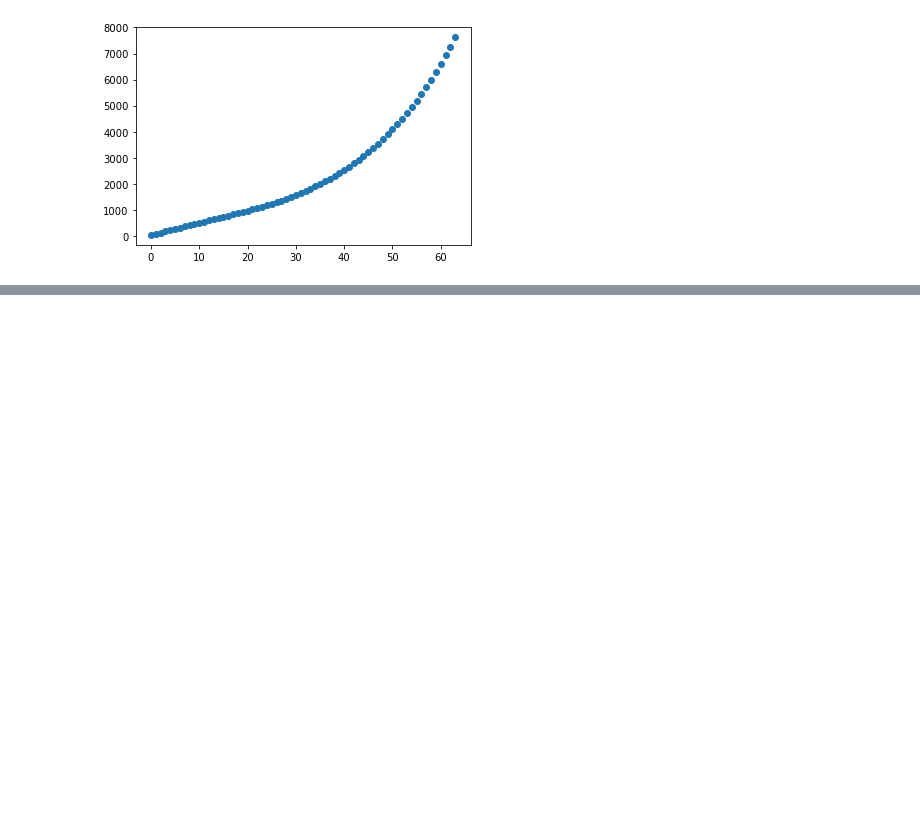
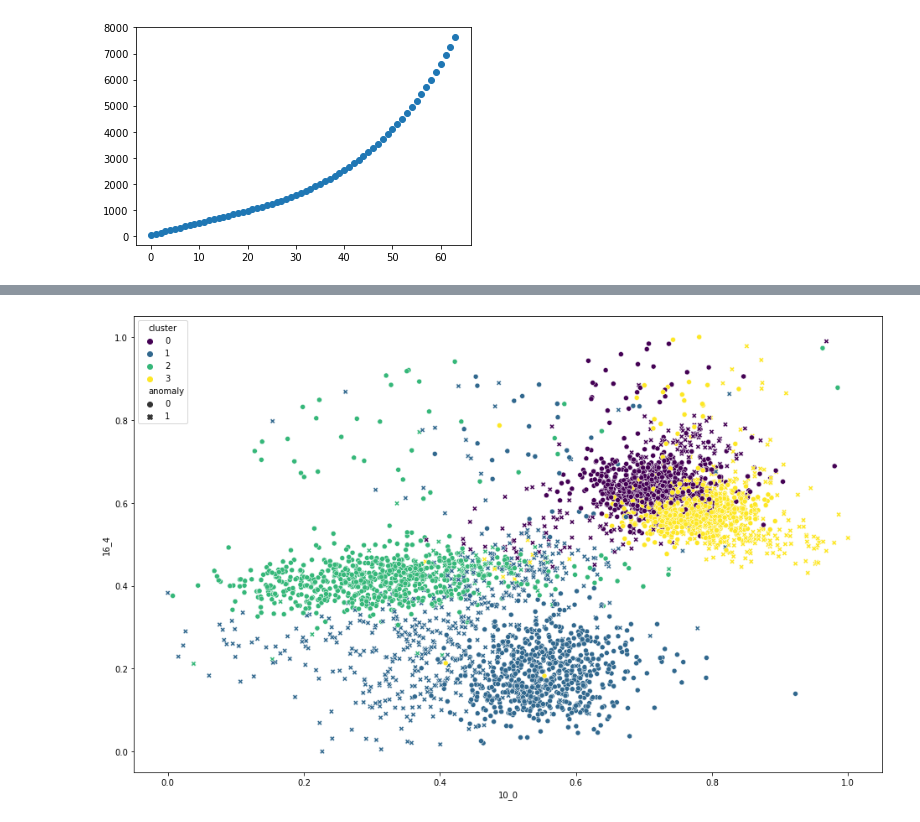
Before and after one commit to eceboran/AudioMalfunctionDetection, a Jupyter notebook: Code/Modeling/One-class SVM/unsupervised_fan.ipynb, the cells around one changed output, grey strips where cells are left out. Cells and saved outputs as stored; diff of their text form; code cells hidden in the pictures; blank space fills up the shorter version.

Commit message:
single model clustering

```diff
--- a/Code/Modeling/One-class SVM/unsupervised_fan.ipynb
+++ b/Code/Modeling/One-class SVM/unsupervised_fan.ipynb
@@ -232,0 +239,36 @@ array([-1, -1, -1, ..., -1, -1, -1], dtype=int64)
+# %%
+# fit a kmeans object to the dataset
+kmeans = KMeans(n_clusters=4, init='k-means++').fit(X)
+
+# clusters is an attribute of the object
+cluster_centers = kmeans.cluster_centers_
+
+# add cluster index to dataframe
+cluster_labels = pd.Series(kmeans.labels_, name='cluster')
+try:
+    df_machine = df_machine.join(cluster_labels)
+except:
+    df_machine['cluster'] = cluster_labels
+# %%
+# visualise your clusters here (take a look at the pandas scatter_matrix or seaborn's pairplot method)
+plot_columns = {'x': '10_0',
+                'y': '16_4'}
+df_toplot = X.copy()
+df_toplot = df_toplot.join(y)
+df_toplot = df_toplot.join(df_machine.model)
+df_toplot = df_toplot.join(df_machine.cluster)
+df_toplot = df_toplot.join(df_machine.anomaly)
+ind_x = list(df_toplot.columns.values).index(plot_columns['x'])
+ind_y = list(df_toplot.columns.values).index(plot_columns['y'])
+
+plt.figure(figsize=(16,10))
+s = sns.scatterplot(x=plot_columns['x'], y=plot_columns['y'], data=df_toplot,
+                    hue='cluster', style='anomaly',
+                   palette='viridis')
+#p = plt.scatter(cluster_centers[:,ind_x], cluster_centers[:,ind_y], s=250, marker='s', edgecolors='k',
+#            c=s._colors)
+#p = plt.scatter(df_toplot[plot_columns['x']], df_toplot[plot_columns['y']], s=250, marker='*', edgecolors='k',
+#            c=s._colors)
+plt.show()
+# %% [output]
+[figure, added]
```
Also changed, not shown: parts of 26 cells of this notebook, 4 other files.
